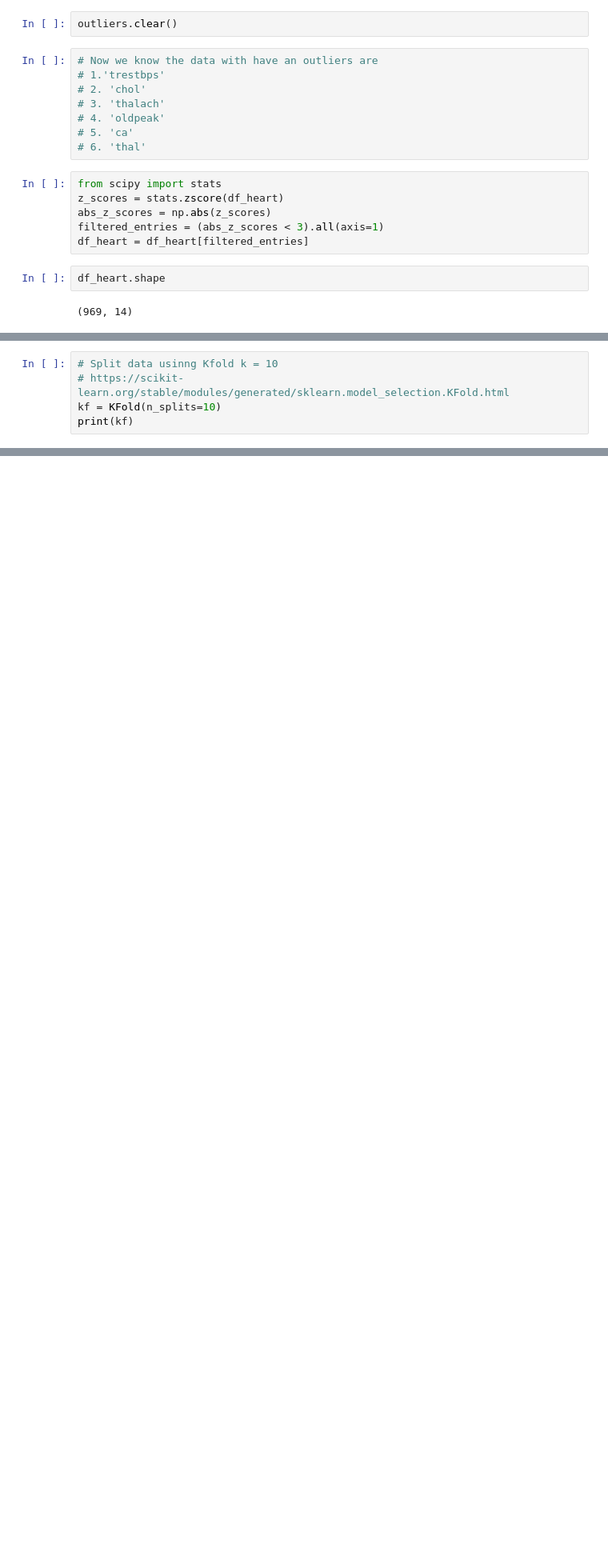
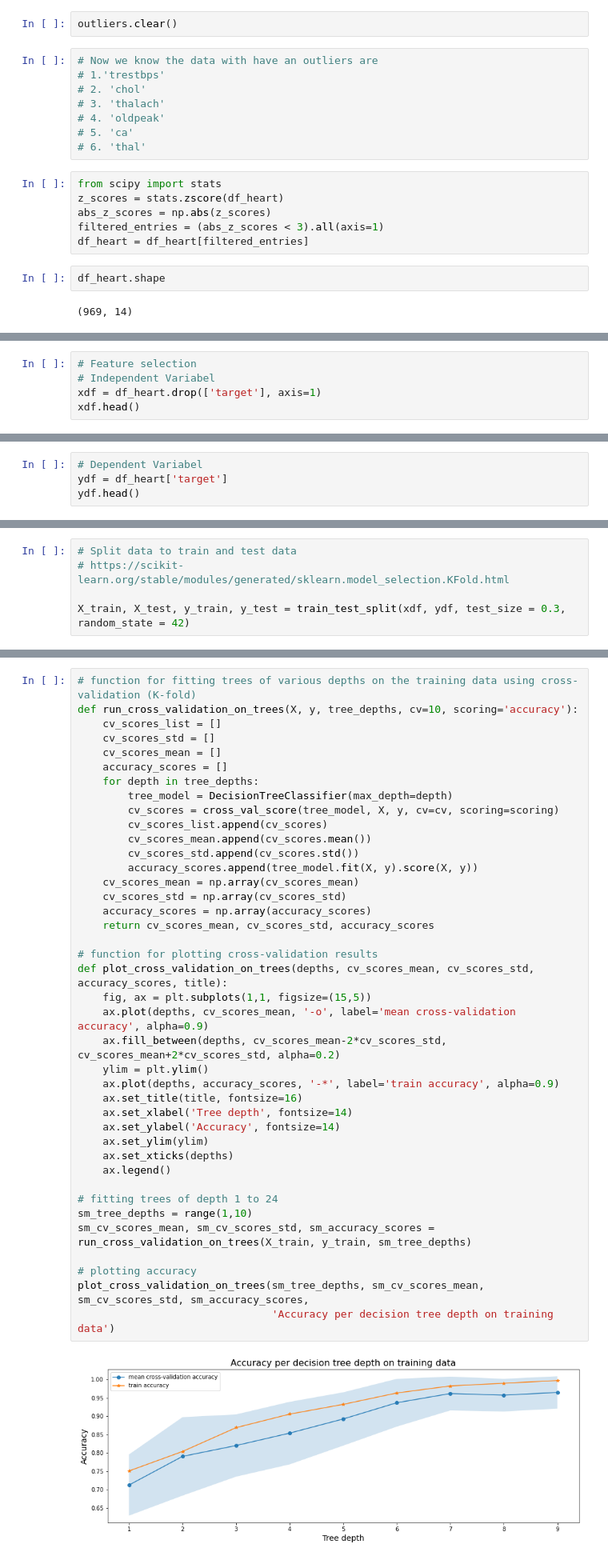
Before and after one commit to FikriYoma/Project_UTS_MLPrak, a Jupyter notebook: ProjectUTS.ipynb, the cells around one changed output, grey strips where cells are left out. Shown: that part at 80% size. Saved outputs shown, nothing was run; the diff lists cells and outputs as text; blank space fills up the shorter version.

```diff
--- a/ProjectUTS.ipynb
+++ b/ProjectUTS.ipynb
@@ -248,0 +245,5 @@ scaled_df_heart.head()
+# %%
+# Feature selection
+# Independent Variabel
+xdf = df_heart.drop(['target'], axis=1)
+xdf.head()
@@ -248,0 +257,4 @@ scaled_df_heart.head()
+# %%
+# Dependent Variabel
+ydf = df_heart['target']
+ydf.head()
@@ -249,5 +268,5 @@ scaled_df_heart.head()
 # %%
-# Split data usinng Kfold k = 10
+# Split data to train and test data
 # https://scikit-learn.org/stable/modules/generated/sklearn.model_selection.KFold.html
-kf = KFold(n_splits=10)
-print(kf)
+
+X_train, X_test, y_train, y_test = train_test_split(xdf, ydf, test_size = 0.3, random_state = 42)
@@ -255,0 +273,42 @@ KFold(n_splits=10, random_state=None, shuffle=False)
+# %%
+# function for fitting trees of various depths on the training data using cross-validation (K-fold)
+def run_cross_validation_on_trees(X, y, tree_depths, cv=10, scoring='accuracy'):
+    cv_scores_list = []
+    cv_scores_std = []
+    cv_scores_mean = []
+    accuracy_scores = []
+    for depth in tree_depths:
+        tree_model = DecisionTreeClassifier(max_depth=depth)
+        cv_scores = cross_val_score(tree_model, X, y, cv=cv, scoring=scoring)
+        cv_scores_list.append(cv_scores)
+        cv_scores_mean.append(cv_scores.mean())
+        cv_scores_std.append(cv_scores.std())
+        accuracy_scores.append(tree_model.fit(X, y).score(X, y))
+    cv_scores_mean = np.array(cv_scores_mean)
+    cv_scores_std = np.array(cv_scores_std)
+    accuracy_scores = np.array(accuracy_scores)
+    return cv_scores_mean, cv_scores_std, accuracy_scores
+
+# function for plotting cross-validation results
+def plot_cross_validation_on_trees(depths, cv_scores_mean, cv_scores_std, accuracy_scores, title):
+    fig, ax = plt.subplots(1,1, figsize=(15,5))
+    ax.plot(depths, cv_scores_mean, '-o', label='mean cross-validation accuracy', alpha=0.9)
+    ax.fill_between(depths, cv_scores_mean-2*cv_scores_std, cv_scores_mean+2*cv_scores_std, alpha=0.2)
+    ylim = plt.ylim()
+    ax.plot(depths, accuracy_scores, '-*', label='train accuracy', alpha=0.9)
+    ax.set_title(title, fontsize=16)
+    ax.set_xlabel('Tree depth', fontsize=14)
+    ax.set_ylabel('Accuracy', fontsize=14)
+    ax.set_ylim(ylim)
+    ax.set_xticks(depths)
+    ax.legend()
+
+# fitting trees of depth 1 to 24
+sm_tree_depths = range(1,10)
+sm_cv_scores_mean, sm_cv_scores_std, sm_accuracy_scores = run_cross_validation_on_trees(X_train, y_train, sm_tree_depths)
+
+# plotting accuracy
+plot_cross_validation_on_trees(sm_tree_depths, sm_cv_scores_mean, sm_cv_scores_std, sm_accuracy_scores,
+                               'Accuracy per decision tree depth on training data')
+# %% [output]
+[figure, added]
```
Also changed, not shown: parts of 10 cells of this notebook.
